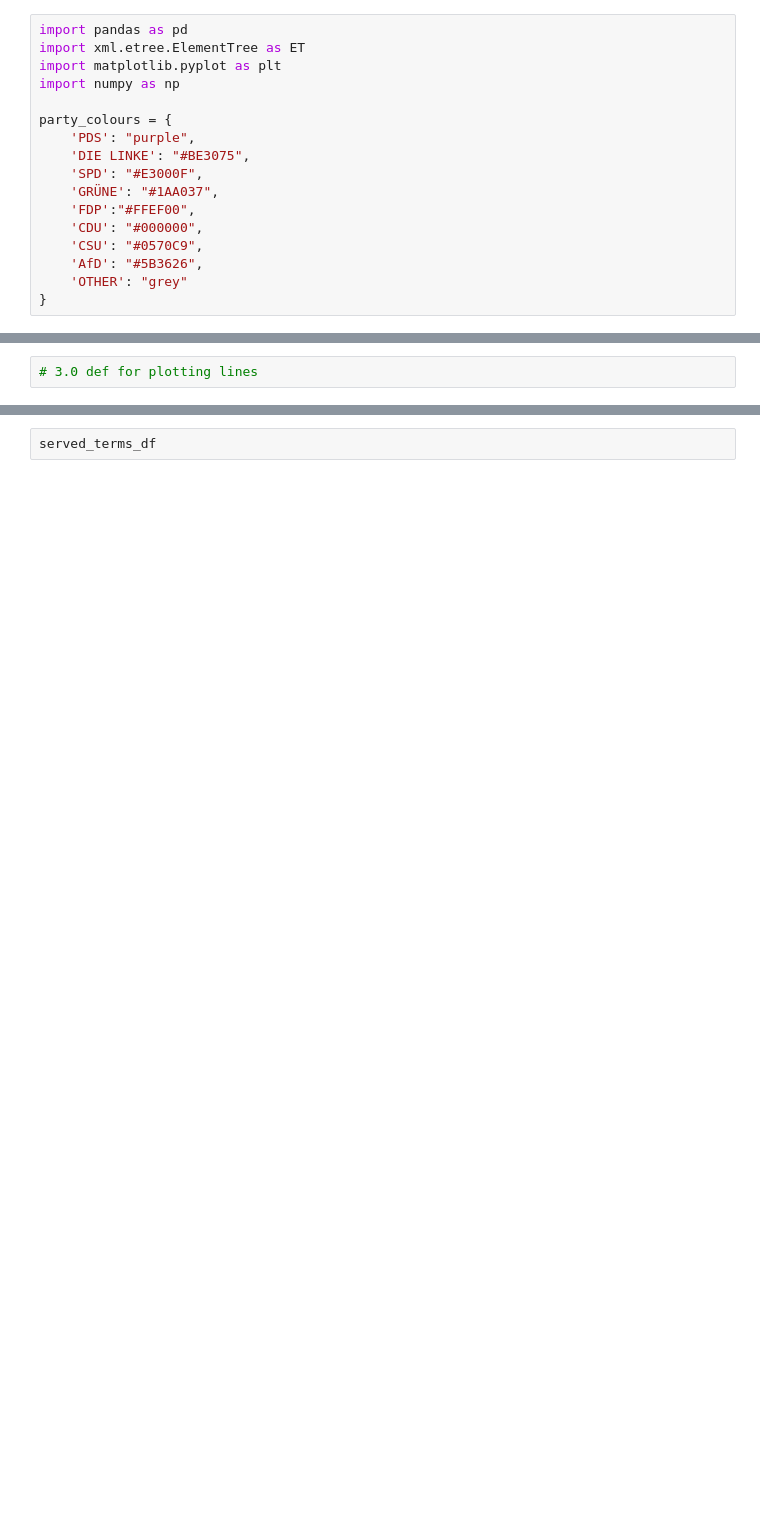
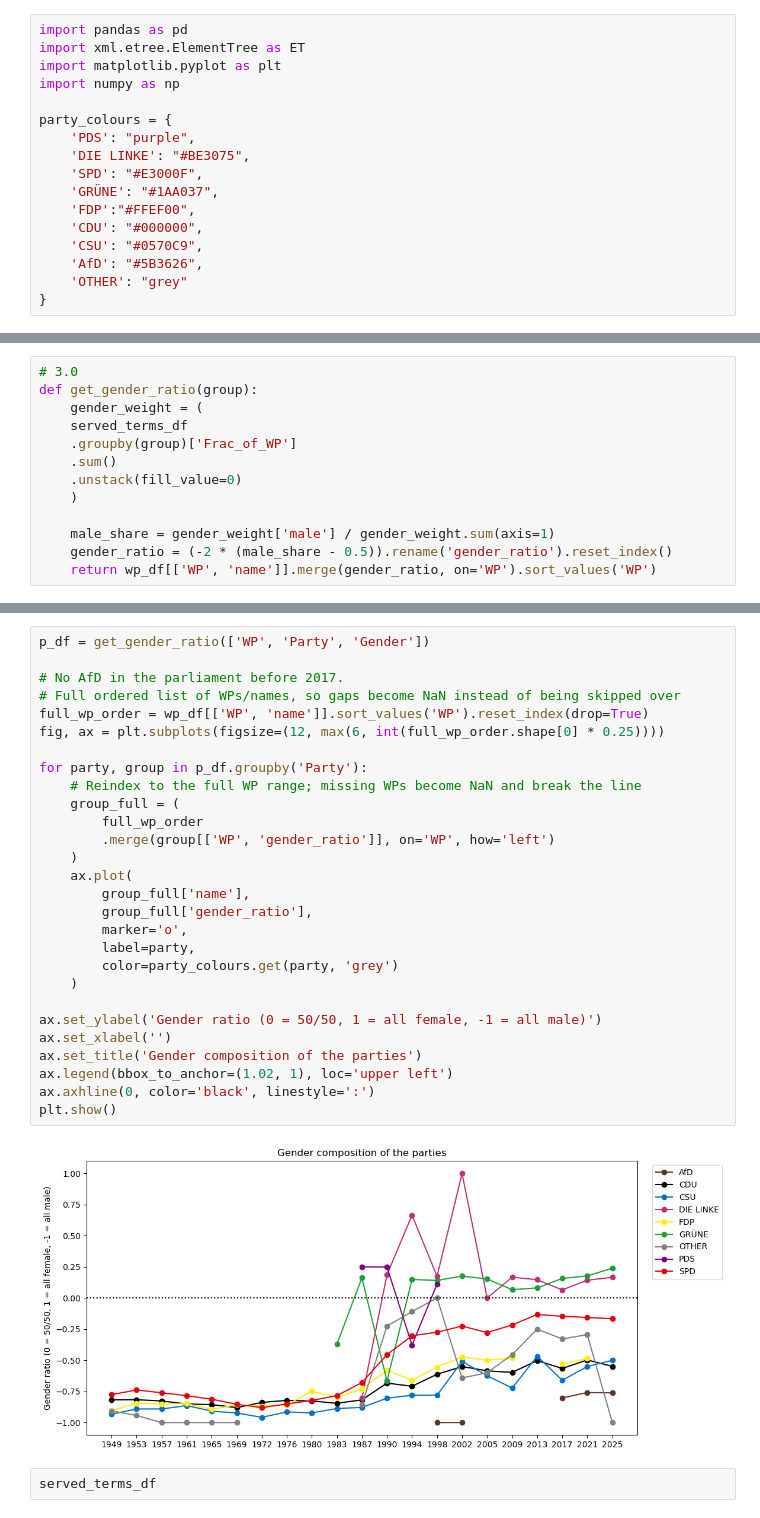
Before and after one commit to carl-lorenz/Visualization, a Jupyter notebook: Exam/1_members_of_german_parliament.ipynb, the cells around one changed output, grey strips where cells are left out. Cells and saved outputs as stored; diff of their text form; blank space fills up the shorter version.

```diff
--- a/Exam/1_members_of_german_parliament.ipynb
+++ b/Exam/1_members_of_german_parliament.ipynb
@@ -149,2 +179,13 @@ plt.show()
 # %%
-# 3.0 def for plotting lines
+# 3.0
+def get_gender_ratio(group):
+    gender_weight = (
+    served_terms_df
+    .groupby(group)['Frac_of_WP']
+    .sum()
+    .unstack(fill_value=0)
+    )
+
+    male_share = gender_weight['male'] / gender_weight.sum(axis=1)
+    gender_ratio = (-2 * (male_share - 0.5)).rename('gender_ratio').reset_index()
+    return wp_df[['WP', 'name']].merge(gender_ratio, on='WP').sort_values('WP')
@@ -225,3 +255,33 @@ plt.show()
+# %%
+p_df = get_gender_ratio(['WP', 'Party', 'Gender'])
+
+# No AfD in the parliament before 2017.
+# Full ordered list of WPs/names, so gaps become NaN instead of being skipped over
+full_wp_order = wp_df[['WP', 'name']].sort_values('WP').reset_index(drop=True)
+fig, ax = plt.subplots(figsize=(12, max(6, int(full_wp_order.shape[0] * 0.25))))
+
+for party, group in p_df.groupby('Party'):
+    # Reindex to the full WP range; missing WPs become NaN and break the line
+    group_full = (
+        full_wp_order
+        .merge(group[['WP', 'gender_ratio']], on='WP', how='left')
+    )
+    ax.plot(
+        group_full['name'],
+        group_full['gender_ratio'],
+        marker='o',
+        label=party,
+        color=party_colours.get(party, 'grey')
+    )
+
+ax.set_ylabel('Gender ratio (0 = 50/50, 1 = all female, -1 = all male)')
+ax.set_xlabel('')
+ax.set_title('Gender composition of the parties')
+ax.legend(bbox_to_anchor=(1.02, 1), loc='upper left')
+ax.axhline(0, color='black', linestyle=':')
+plt.show()
+# %% [output]
+[figure, added]
 # %%
 served_terms_df
 # %% [output]
```
Also changed, not shown: parts of 12 cells of this notebook.
